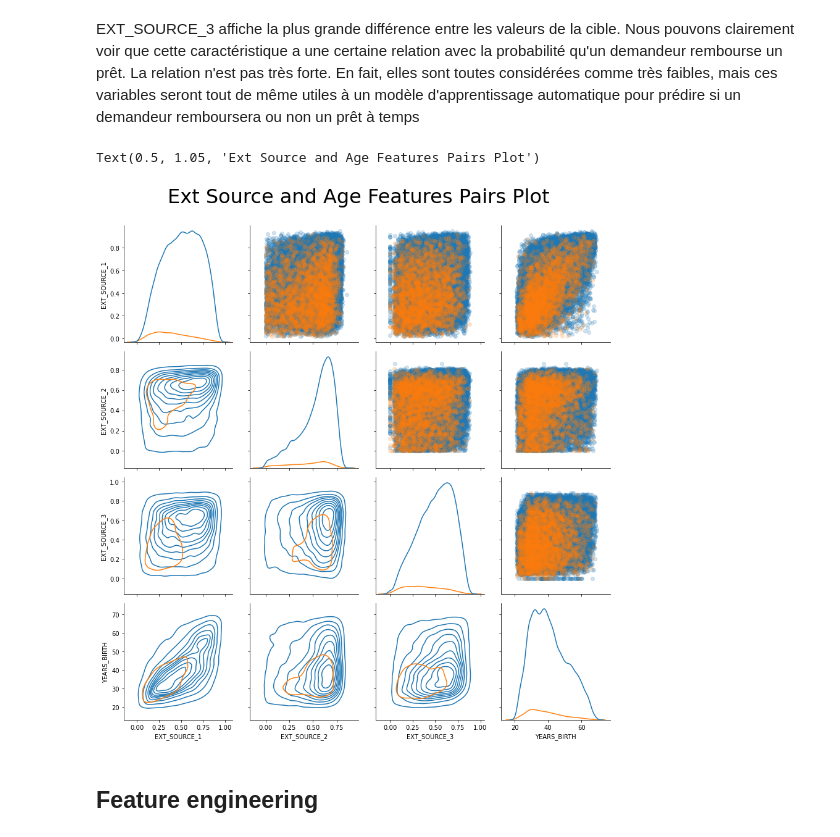
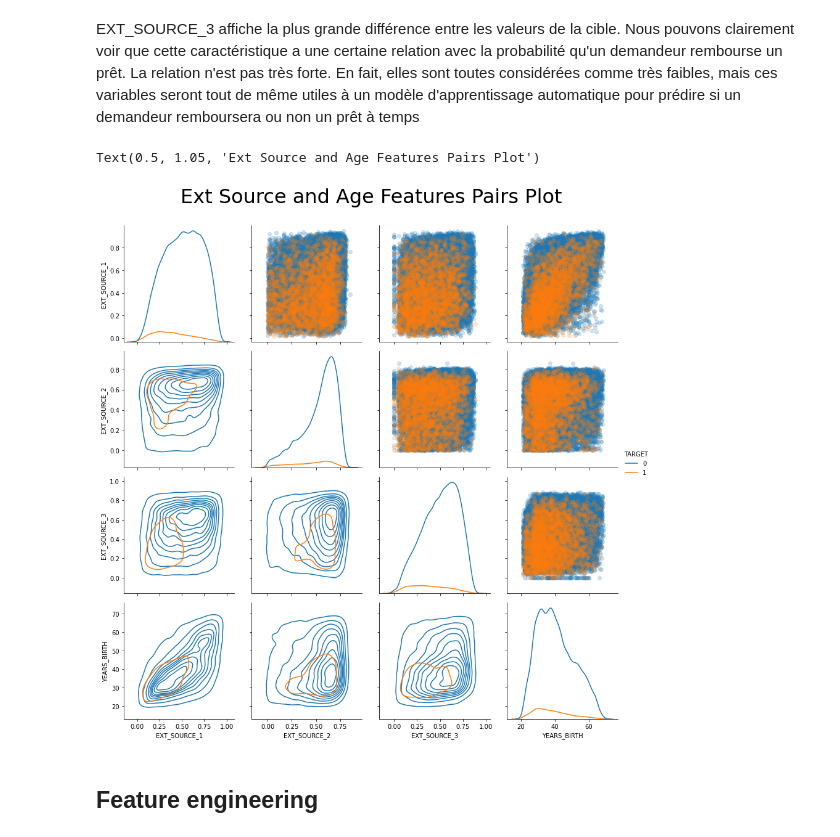
Before and after one commit to alexisMarceau1/CreditRisk_solution, a Jupyter notebook: solution.ipynb, the cells around one changed output. Drawn from its saved outputs; the diff is of its cells as text; code cells hidden in the pictures.

```diff
--- a/solution.ipynb
+++ b/solution.ipynb
@@ -97,7 +106,7 @@ display(os.listdir("data/"))
 Il y a un total de 10 fichiers : 1 fichier principal pour l'entraînement (avec la target) 1 fichier principal pour le test (sans la target), 1 fichier de soumission d'exemple, et 7 autres fichiers contenant des informations supplémentaires sur chaque prêt.
 # %%
 # Training data
-app_train = pd.read_csv('data/application_train.csv')
+app_train = pd.read_csv('../P7_data/data/application_train.csv')
 print('Training data shape: ', app_train.shape)
 app_train.head()
 # %% [output]
@@ -246,34 +255,36 @@ age_data['YEARS_BINNED'] = pd.cut(age_data['YEARS_BIRTH'], bins = np.linspace(20
 plot_data['YEARS_BIRTH'] = age_data['YEARS_BIRTH']
 
 # Drop na values and limit to first 100000 rows
 plot_data = plot_data.dropna().loc[:100000, :]
 
 # Function to calculate correlation coefficient between two columns
 def corr_func(x, y, **kwargs):
     r = np.corrcoef(x, y)[0][1]
     ax = plt.gca()
     ax.annotate("r = {:.2f}".format(r),
                 xy=(.2, .8), xycoords=ax.transAxes,
                 size = 20)
 
 # Create the pairgrid object
 grid = sns.PairGrid(data = plot_data, size = 3, diag_sharey=False,
                     hue = 'TARGET',
                     vars = [x for x in list(plot_data.columns) if x != 'TARGET'])
 
 # Upper is a scatter plot
 grid.map_upper(plt.scatter, alpha = 0.2)
 
 # Diagonal is a histogram
 grid.map_diag(sns.kdeplot)
 
 # Bottom is density plot
 grid.map_lower(sns.kdeplot, cmap = plt.cm.OrRd_r)
 
+grid.add_legend()
+
 plt.suptitle('Ext Source and Age Features Pairs Plot', size = 32, y = 1.05)
 # %% [output]
 Text(0.5, 1.05, 'Ext Source and Age Features Pairs Plot')
-[figure, old version]
+[figure, new version]
 # %% [markdown]
 ## Feature engineering
 # %% [markdown]
```
Also changed, not shown: parts of 68 cells of this notebook.
